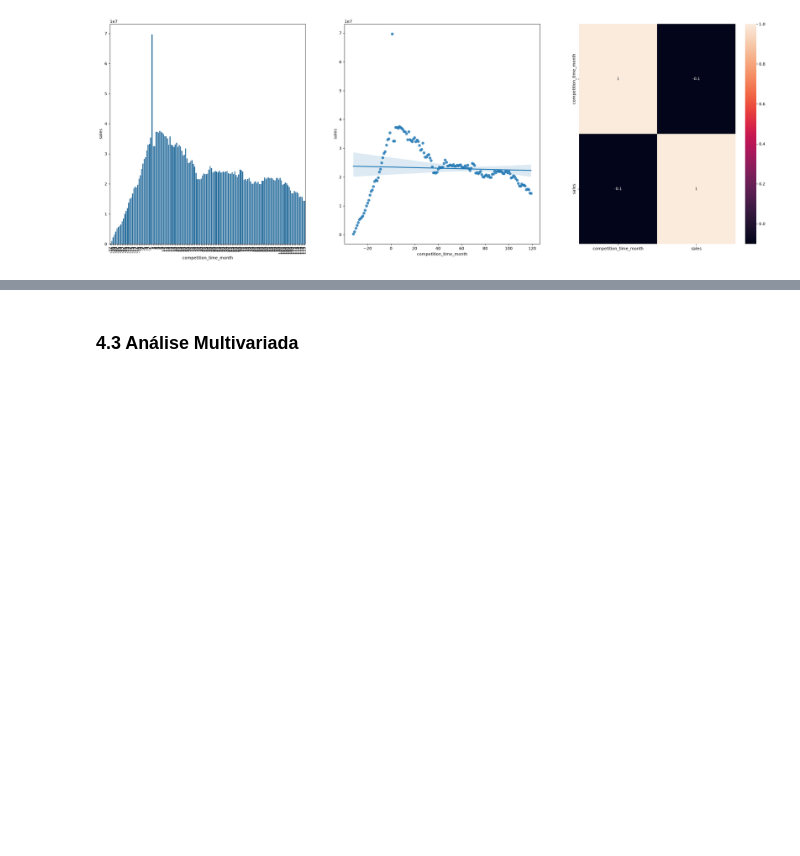
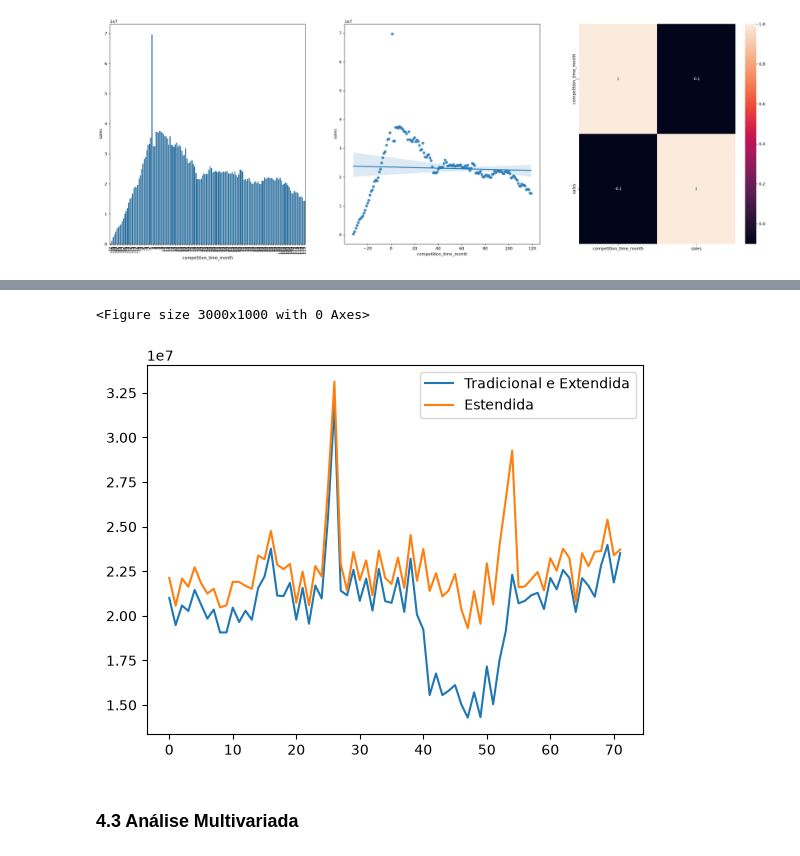
Before and after one commit to MarinaOnohara/Rossmann_Project, a Jupyter notebook: Notebooks/m04_v01_store_sales_prediction.ipynb, the cells around one changed output, grey strips where cells are left out. Cells and saved outputs as stored; diff of their text form; code cells hidden in the pictures; blank space fills up the shorter version.

```diff
--- a/Notebooks/m04_v01_store_sales_prediction.ipynb
+++ b/Notebooks/m04_v01_store_sales_prediction.ipynb
@@ -729,2 +777,13 @@ sns.heatmap(aux7.corr(method='pearson'), annot=True);
+# %%
+aux12 = df4[(df4['promo']==1) & (df4['promo2']==1)][['year_week','sales']].groupby('year_week').sum().reset_index()
+ax = aux12.plot()
+
+aux13 = df4[(df4['promo']==1) & (df4['promo2']==0)][['year_week','sales']].groupby('year_week').sum().reset_index()
+aux13.plot(ax=ax)
+
+ax.legend(labels=['Tradicional e Extendida', 'Estendida']);
+# %% [output]
+<Figure size 3000x1000 with 0 Axes>
+[figure, added]
 # %% [markdown]
 ### 4.3 Análise Multivariada
```
Also changed, not shown: parts of 11 cells of this notebook, 1 other file.
